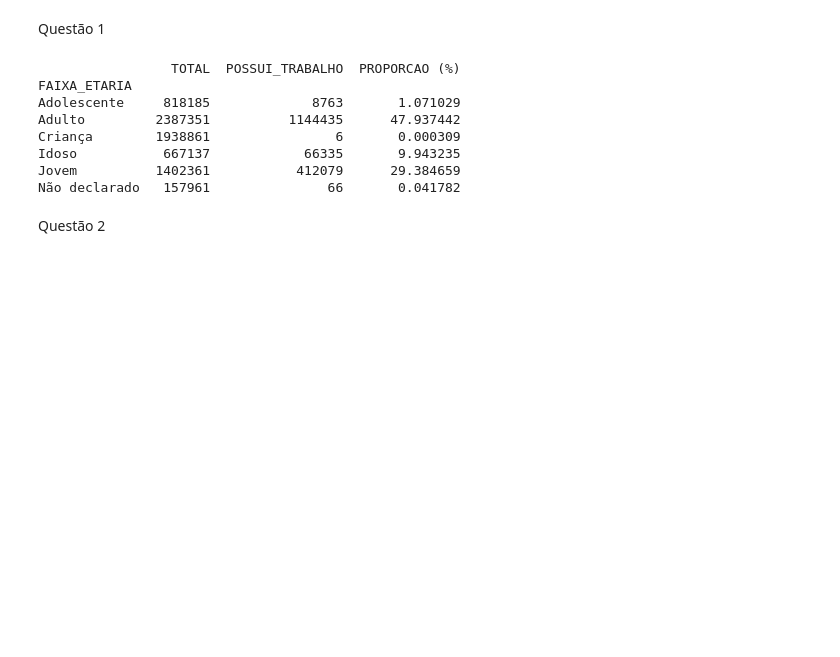
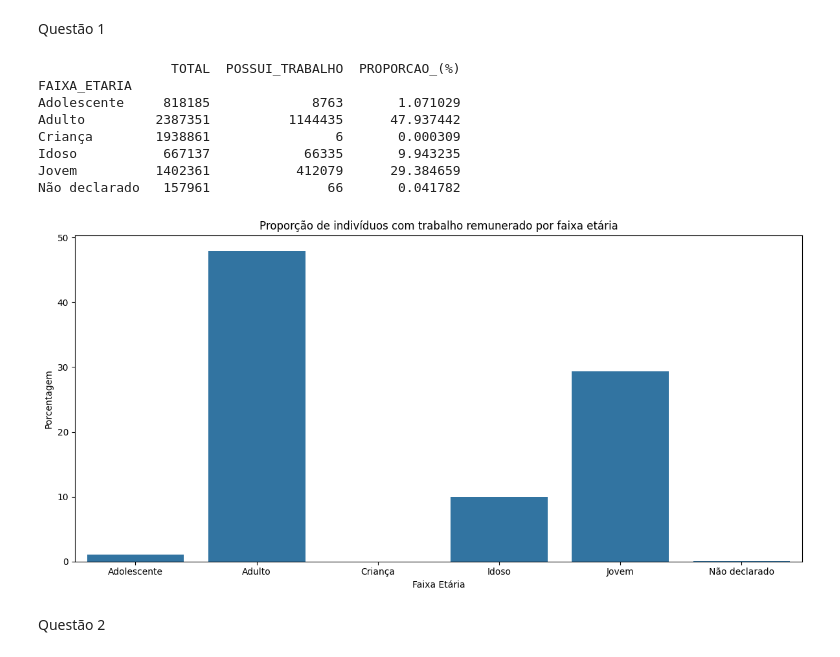
Before and after one commit to Tiago19M/Analise-de-dados, a Jupyter notebook: analiseCadUnico.ipynb, the cells around one changed output. Cells and saved outputs as stored; diff of their text form; code cells hidden in the pictures; blank space fills up the shorter version.

```diff
--- a/analiseCadUnico.ipynb
+++ b/analiseCadUnico.ipynb
@@ -374,8 +419,10 @@ Sem Escolaridade           122.414775
 # %% [markdown]
 Questão 1
 # %%
+#Lógica de atribuição de significado aos valores númericos de "IDADE". Esse trecho divide os indivíduos dentre 5 faixas etárias, ou "Não declarado", caso o campo de
+#data de nascimento esteja sem valor
 condicoes = [
-    df_pandas["IDADE"].between(1, 12),
+    df_pandas["IDADE"].between(0, 12),
     df_pandas["IDADE"].between(13, 17),
     df_pandas["IDADE"].between(18, 29),
     df_pandas["IDADE"].between(30, 59),
@@ -397,15 +444,15 @@ df_pandas["FAIXA_ETARIA"] = np.select(
 )
 # %%
 resultado = df_pandas.groupby("FAIXA_ETARIA").agg(
-    TOTAL = ("FAIXA_ETARIA", "size"),
-    POSSUI_TRABALHO  = ("VL_REMUNER_EMPREGO_MEMB", lambda x : (x > 0).sum())
+    TOTAL = ("FAIXA_ETARIA", "size"), #total de pessoas por faixa etária
+    POSSUI_TRABALHO  = ("VL_REMUNER_EMPREGO_MEMB", lambda x : (x > 0).sum()) #total de pessoas por faixa etária que possuem trabalho
 )
 
-resultado["PROPORCAO (%)"] = (resultado["POSSUI_TRABALHO"] / resultado["TOTAL"]) * 100
+resultado["PROPORCAO_(%)"] = (resultado["POSSUI_TRABALHO"] / resultado["TOTAL"]) * 100
 
 print (resultado)
 # %% [output]
-                 TOTAL  POSSUI_TRABALHO  PROPORCAO (%)
+                 TOTAL  POSSUI_TRABALHO  PROPORCAO_(%)
 FAIXA_ETARIA
 Adolescente     818185             8763       1.071029
 Adulto         2387351          1144435      47.937442
@@ -413,5 +460,18 @@ Criança        1938861                6       0.000309
 Idoso           667137            66335       9.943235
 Jovem          1402361           412079      29.384659
 Não declarado   157961               66       0.041782
+# %%
+#PLOTAGEM DO GRÁFICO DA QUESTÃO 1 - Sessão 2
+
+mp.figure(figsize = (12, 6))
+sb.barplot(x=resultado.index, y=resultado["PROPORCAO_(%)"])
+mp.title("Proporção de indivíduos com trabalho remunerado por faixa etária")
+mp.xlabel("Faixa Etária")
+mp.ylabel("Porcentagem")
+
+mp.tight_layout()
+mp.show()
+# %% [output]
+[figure, added]
 # %% [markdown]
 Questão 2
```
Also changed, not shown: parts of 14 cells of this notebook.
